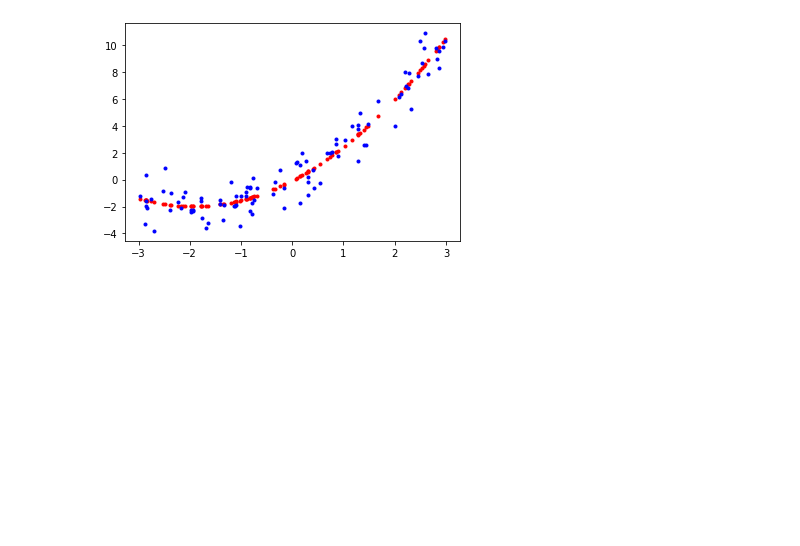
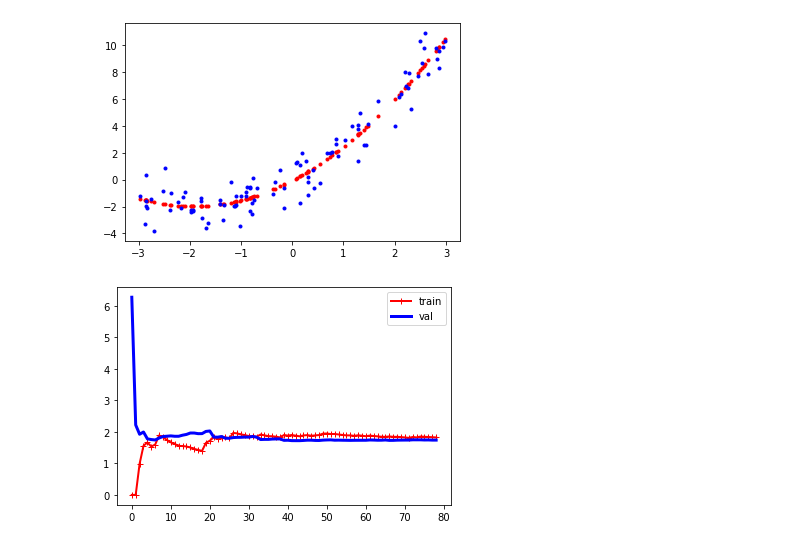
Before and after one commit to office-diet/sklearn_tensorflow_jissen, a Jupyter notebook: chapter04.ipynb, the cells around one changed output. Drawn from its saved outputs; the diff is of its cells as text; code cells hidden in the pictures; blank space fills up the shorter version.

Commit message:
image practice

```diff
--- a/chapter04.ipynb
+++ b/chapter04.ipynb
@@ -129,7 +129,20 @@ plt.plot(X, y, "b.")
 # %%
 from sklearn.metrics import mean_squared_error
 from sklearn.model_selection import train_test_split
 
 def plot_learning_curves(model, X, y):
     X_train, X_val, y_train, y_val = train_test_split(X, y, test_size=0.2)
     train_errors, val_errors = [], []
+    for m in range(1, len(X_train)):
+        model.fit(X_train[:m], y_train[:m])
+        y_train_predict = model.predict(X_train[:m])
+        y_val_predict = model.predict(X_val)
+        train_errors.append(mean_squared_error(y_train_predict, y_train[:m]))
+        val_errors.append(mean_squared_error(y_val_predict, y_val))
+    plt.plot(np.sqrt(train_errors), "r-+", linewidth=2, label="train")
+    plt.plot(np.sqrt(val_errors), "b-", linewidth=3, label="val")
+    plt.legend()
+
+plot_learning_curves(lin_reg, X, y)
+# %% [output]
+[figure, added]
```
Also changed, not shown: parts of 10 cells of this notebook, 15 other files.
